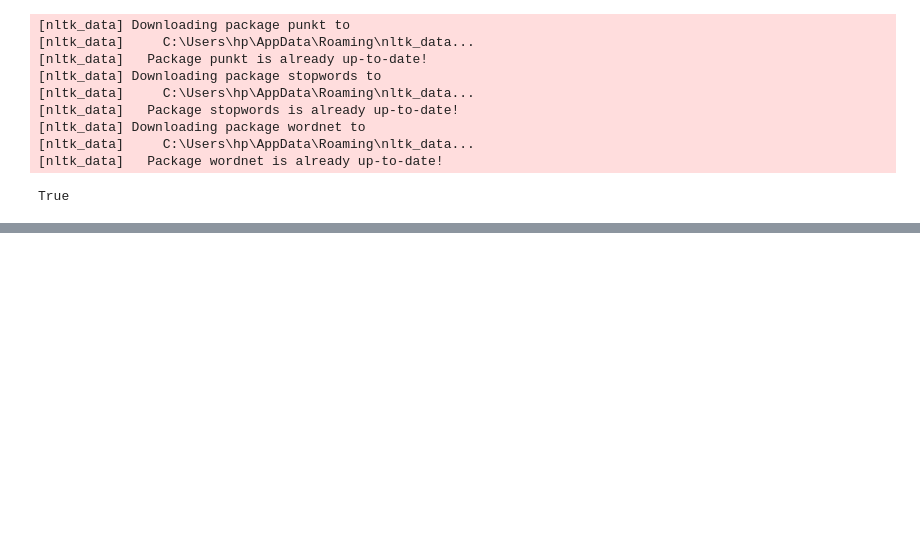
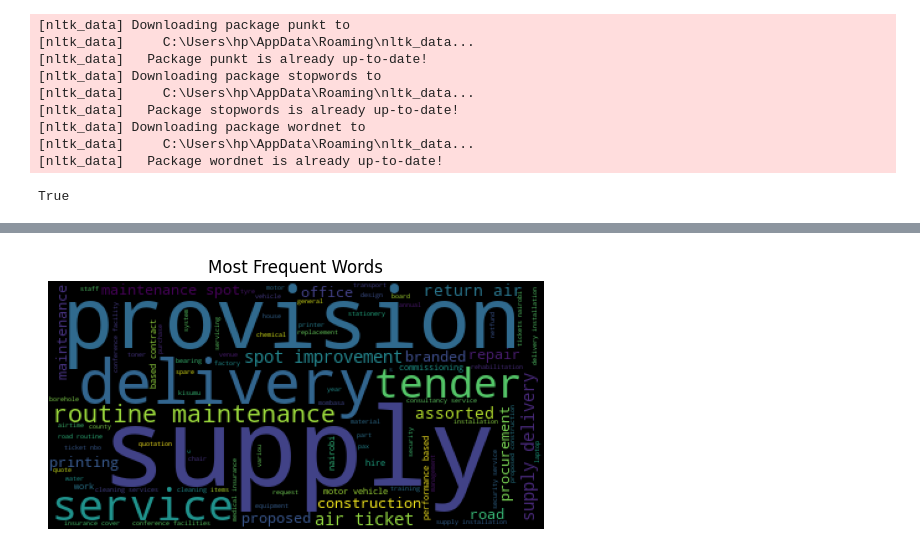
Before and after one commit to datakiptoo/County_Service-_Delivery, a Jupyter notebook: County_Residents.ipynb, the cells around one changed output, grey strips where cells are left out. Cells and saved outputs as stored; diff of their text form; code cells hidden in the pictures; blank space fills up the shorter version.

```diff
--- a/County_Residents.ipynb
+++ b/County_Residents.ipynb
@@ -320,7 +354,3 @@ ppra_services.head(10)
 | 7 | supply and delivery of foodstuffs... |
 | 8 | supply and delivery of huma drugs |
 | 9 | supply and delivery of huma drugs |
-# %%
-#Remove rows with missing values in 'tender-title' column and convert to strings
-ppra_services = ppra_services['tender-title'].dropna().astype(str)
-ppra_services
@@ -340,3 +357,5 @@ Name: tender-title, Length: 4155, dtype: object
+# %%
+ppra_services.drop_duplicates(inplace=True)
 # %% [markdown]
 NLP:Text Preprocessing
 # %%
@@ -370,0 +433,18 @@ services['Indicator Name']
+# %%
+#word cloud
+from wordcloud import WordCloud
+#Remove rows with missing values in 'Indicator Name' column and convert to strings
+cleaned_text = ppra_services['tender-title'].dropna().astype(str)
+# Concatenate all texts into a single string
+text_combined = ' '.join(cleaned_text)
+# Generate a word cloud image
+wordcloud = WordCloud().generate(text_combined)
+# Display the generated image:
+# the matplotlib way:
+import matplotlib.pyplot as plt
+plt.imshow(wordcloud.recolor(random_state=2017))
+plt.title('Most Frequent Words')
+plt.axis("off")
+plt.show()
+# %% [output]
+[figure, added]
```
Also changed, not shown: parts of 15 cells of this notebook.
